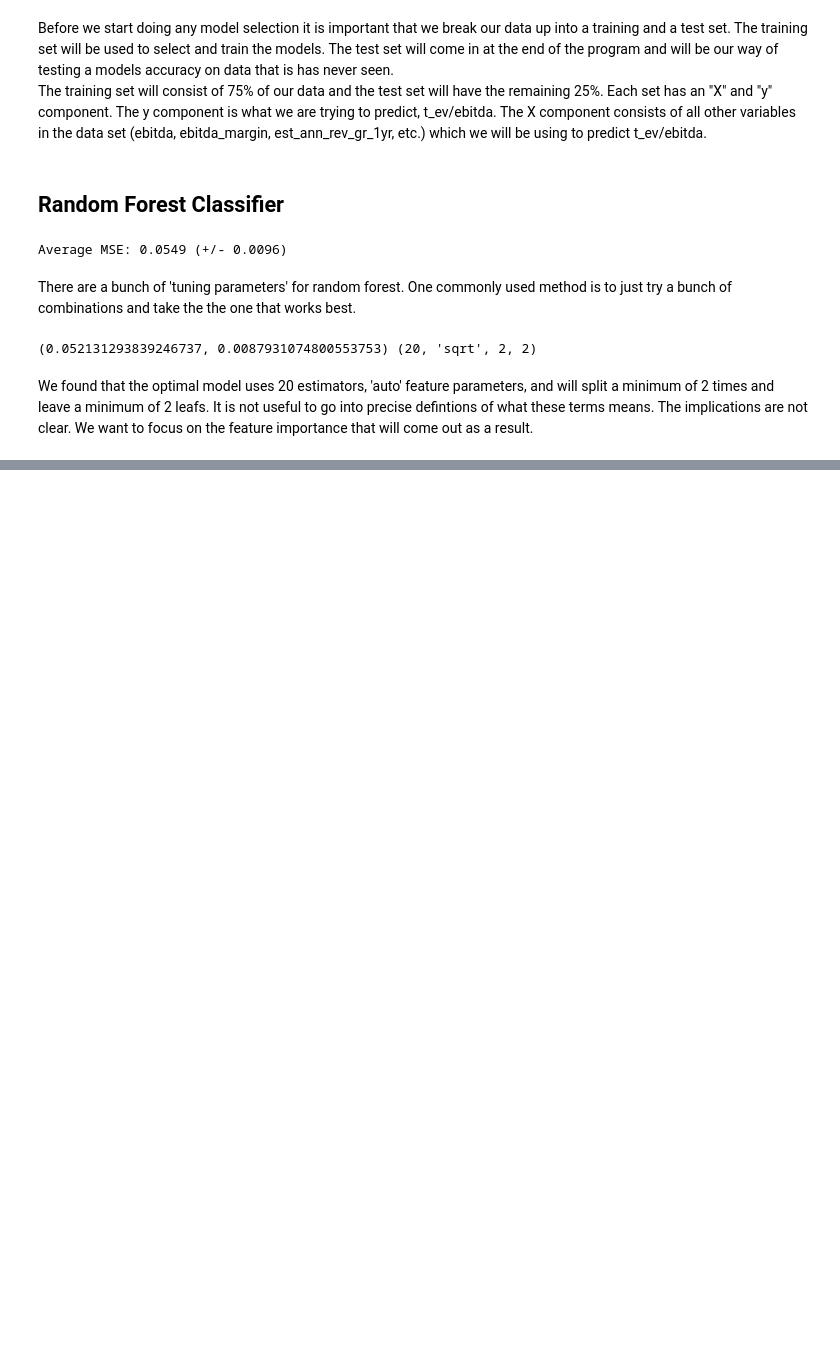
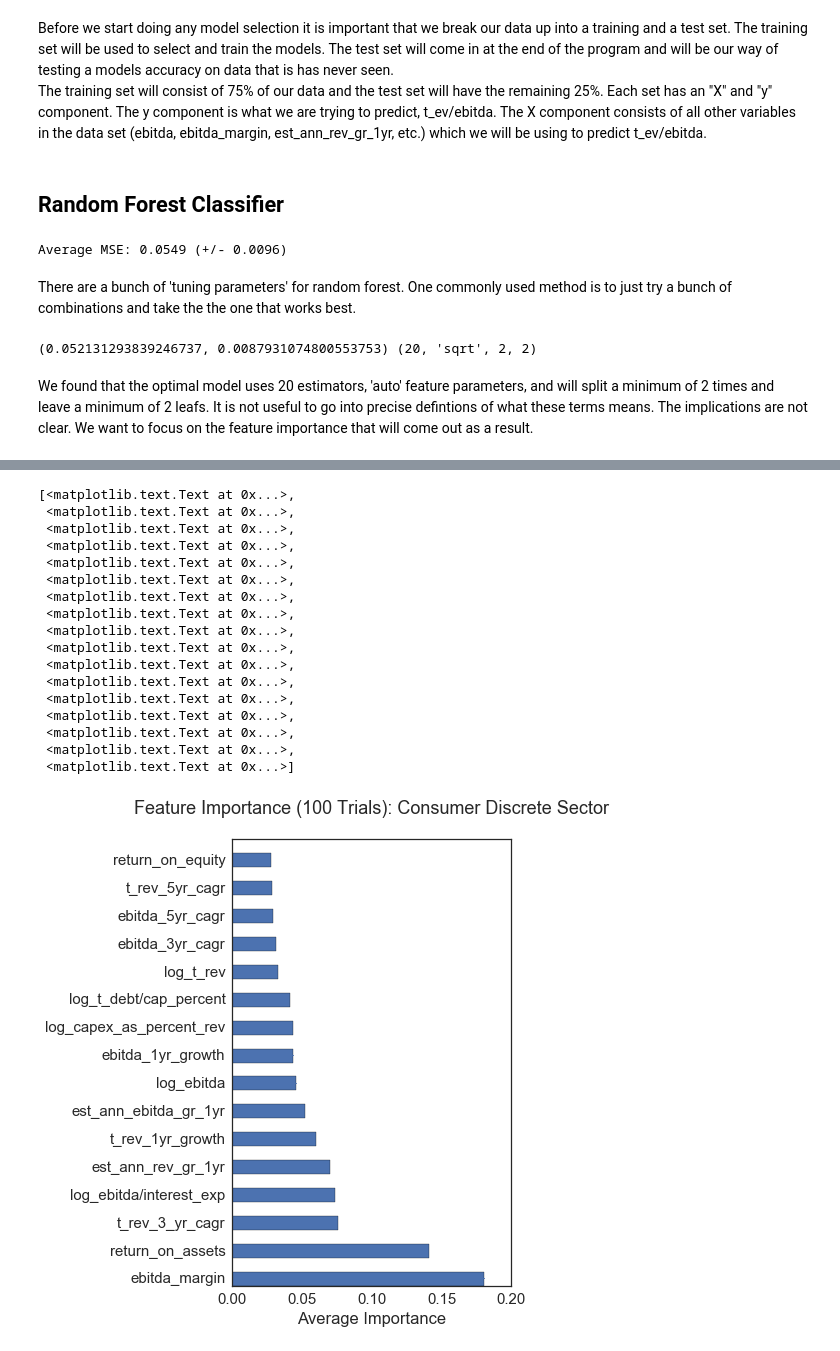
Before and after one commit to timothytrippel/adamy, a Jupyter notebook: michael/Adamy Report v_3 June 14 Consumer Discrete.ipynb, the cells around one changed output, grey strips where cells are left out. Drawn from its saved outputs; the diff is of its cells as text; code cells hidden in the pictures; blank space fills up the shorter version.

Commit message:
replot the feature importance

```diff
--- a/michael/Adamy Report v_3 June 14 Consumer Discrete.ipynb
+++ b/michael/Adamy Report v_3 June 14 Consumer Discrete.ipynb
@@ -260,0 +284,44 @@ plt.show()
+# %%
+current_palette = sns.color_palette()
+# %%
+sns.set(font_scale=1.5)
+sns.set_style("white")
+
+fig, ax = plt.subplots()
+fig.set_size_inches(5, 8)
+
+mean_importance = plot_df["mean_importance"]
+se = plot_df["se"] * 2
+
+ind = np.arange(len(plot_df))  # the x locations for the groups
+width = 0.5       # the width of the bars
+
+rects1 = ax.barh(ind, mean_importance, width, color=current_palette[0], yerr=tuple(se))
+
+
+
+# add some text for labels, title and axes ticks
+ax.set_xlabel('Average Importance')
+ax.set_title('Feature Importance (100 Trials): Consumer Discrete Sector\n')
+ax.set_yticks(ind+0.5*width)
+ax.set_ylim(0, len(plot_df)-1)
+ax.set_yticklabels(plot_df["feature"])
+# %% [output]
+[<matplotlib.text.Text at 0x...>,
+ <matplotlib.text.Text at 0x...>,
+ <matplotlib.text.Text at 0x...>,
+ <matplotlib.text.Text at 0x...>,
+ <matplotlib.text.Text at 0x...>,
+ <matplotlib.text.Text at 0x...>,
+ <matplotlib.text.Text at 0x...>,
+ <matplotlib.text.Text at 0x...>,
+ <matplotlib.text.Text at 0x...>,
+ <matplotlib.text.Text at 0x...>,
+ <matplotlib.text.Text at 0x...>,
+ <matplotlib.text.Text at 0x...>,
+ <matplotlib.text.Text at 0x...>,
+ <matplotlib.text.Text at 0x...>,
+ <matplotlib.text.Text at 0x...>,
+ <matplotlib.text.Text at 0x...>,
+ <matplotlib.text.Text at 0x...>]
+[figure, added]
```
Also changed, not shown: parts of 4 cells of this notebook, 7 other files.
